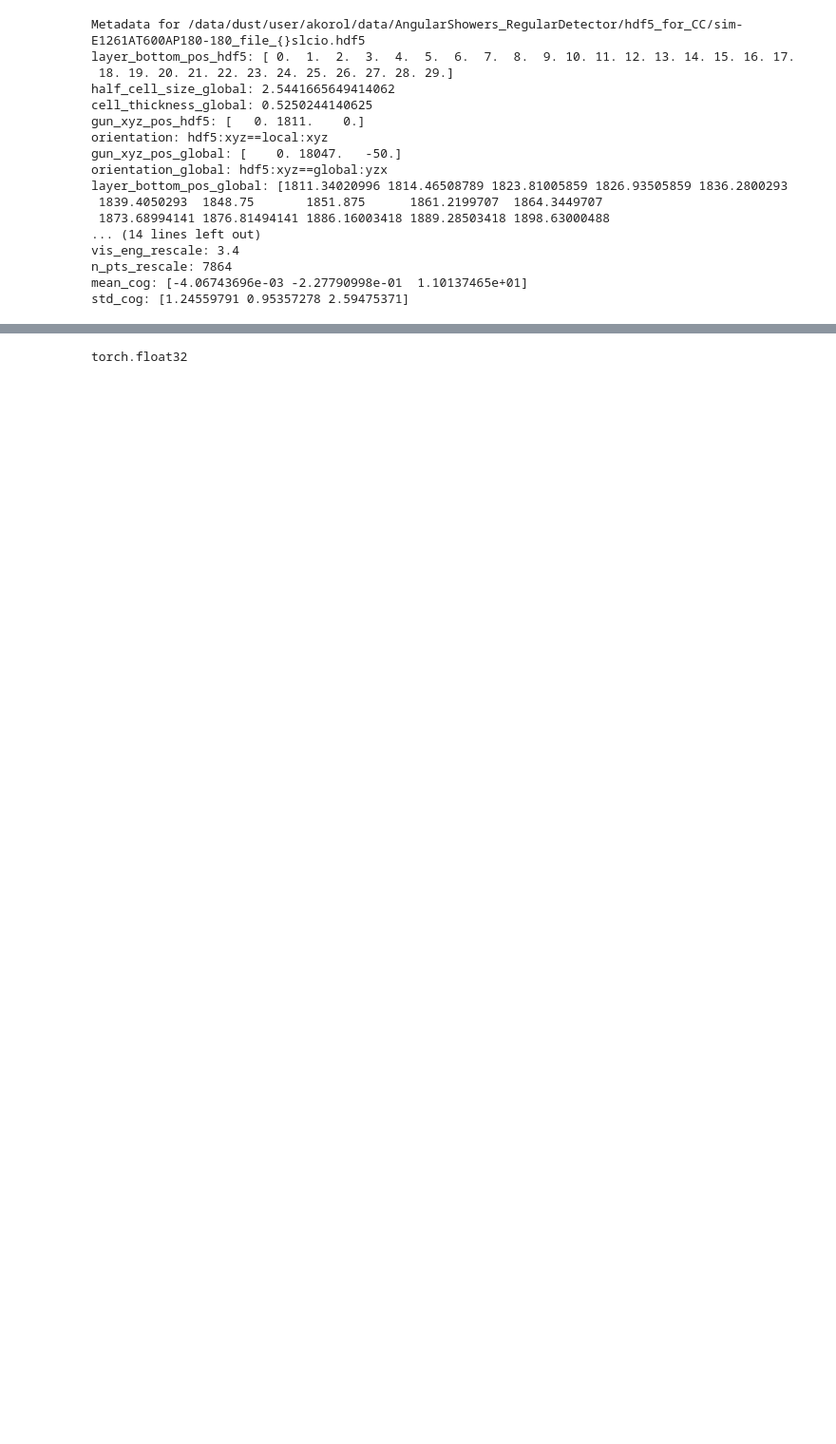
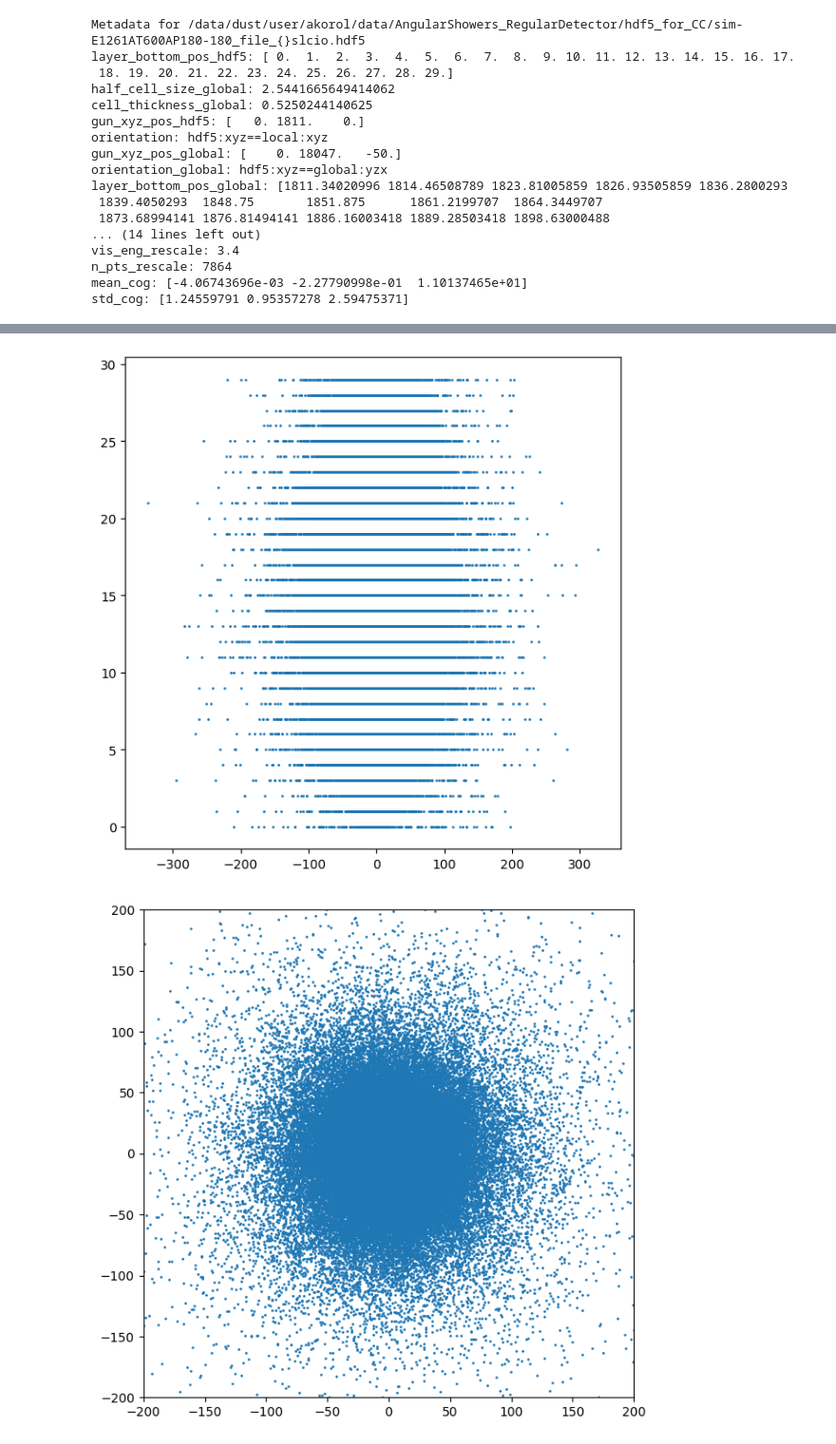
Before and after one commit to HenryDayHall/FaSiNaTe, a Jupyter notebook: inferance.ipynb, the cells around one changed output, grey strips where cells are left out. Shown at 95% size. Cells and saved outputs as stored; diff of their text form; code cells hidden in the pictures; blank space fills up the shorter version.

```diff
--- a/inferance.ipynb
+++ b/inferance.ipynb
@@ -865,3 +493,5 @@ fake_shower = CC2_container_full_load(50, 0, 0)
+# %%
+CC2_container_full_load = torch.jit.load(path_to_save)
 # %%
 %%timeit
 fake_shower = CC2_container_full_load(torch.tensor(50), torch.tensor(0), torch.tensor(0))
@@ -872,6 +500,39 @@ CC2_container_full_load.half();
-# %%
-fake_shower = CC2_container_full_load(torch.tensor(50).half(), torch.tensor(0).half(), torch.tensor(0).half())
-# %%
-fake_shower.dtype
-# %% [output]
-torch.float32
+# %%
+fake_showers = []
+for i in tqdm(range(300)):
+    fake_shower = CC2_container_full_load(torch.tensor(50), torch.tensor(0), torch.tensor(0))
+    fake_shower = fake_shower.numpy()
+    x = fake_shower[30::4]
+    y = fake_shower[31::4]
+    z = fake_shower[32::4]
+    e = fake_shower[33::4]
+
+    x = np.concatenate( ( x, np.zeros(4500 - len(x)) ) )
+    y = np.concatenate( ( y, np.zeros(4500 - len(y)) ) )
+    z = np.concatenate( ( z, np.zeros(4500 - len(z)) ) )
+    e = np.concatenate( ( e, np.zeros(4500 - len(e)) ) )
+
+    fake_shower = np.asarray([x,y,z,e])
+    fake_showers.append(fake_shower)
+fake_showers = np.asarray(fake_showers)
+# %%
+x = fake_showers[:, 0, :].reshape(-1)
+y = fake_showers[:, 1, :].reshape(-1)
+z = fake_showers[:, 2, :].reshape(-1)
+e = fake_showers[:, 3, :].reshape(-1)
+# %%
+plt.figure(figsize=(7,7))
+plt.scatter(x[:],z[:], s=1)
+plt.show()
+plt.figure(figsize=(7,7))
+plt.scatter(x[:],y[:], s=1)
+plt.xlim(-200, 200)
+plt.ylim(-200, 200)
+plt.show()
+plt.figure(figsize=(7,7))
+plt.scatter(x[:],e[:], s=1)
+plt.yscale('log')
+plt.show()
+# %% [output]
+[figure, added]
+[figure, added]
```
Also changed, not shown: parts of 85 cells of this notebook.
